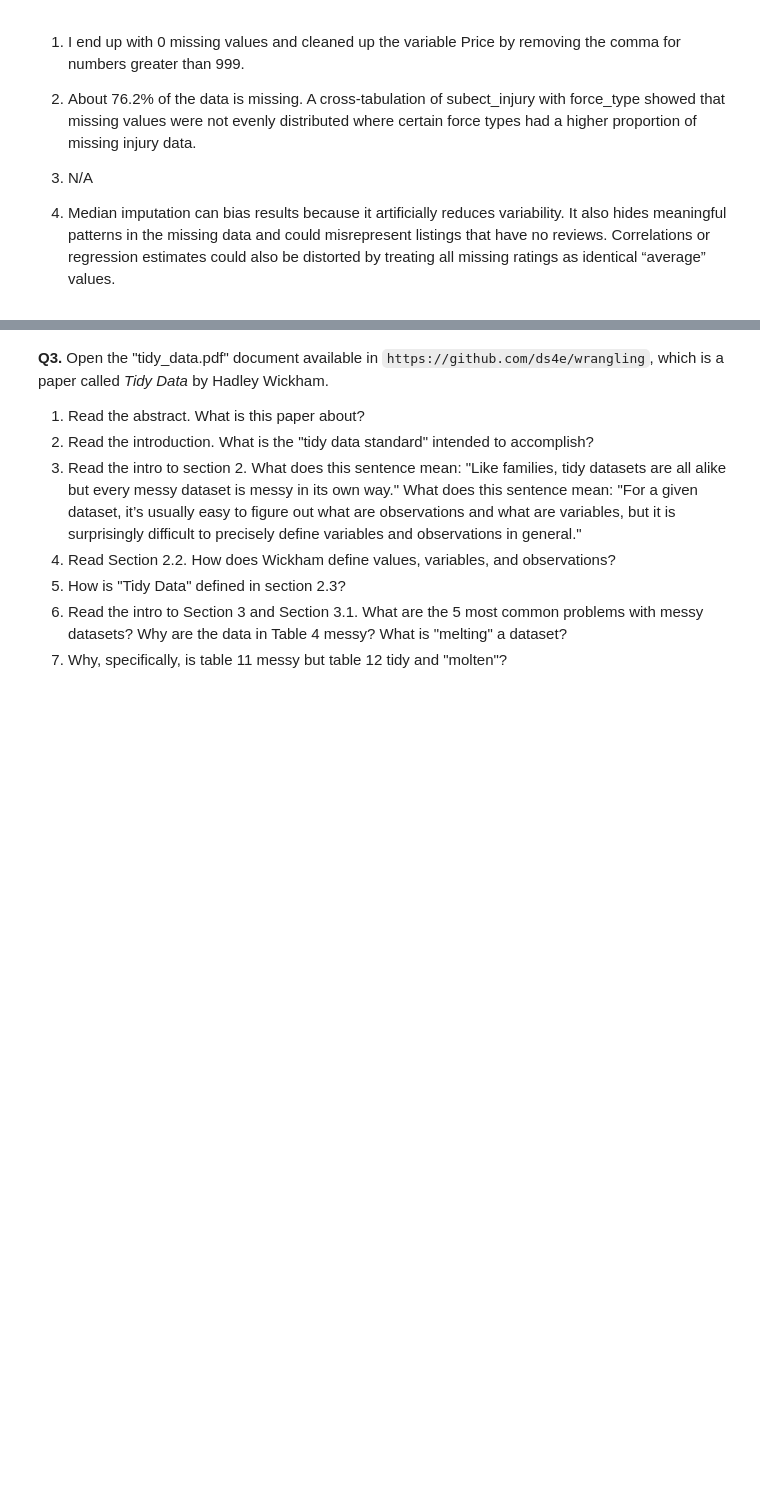
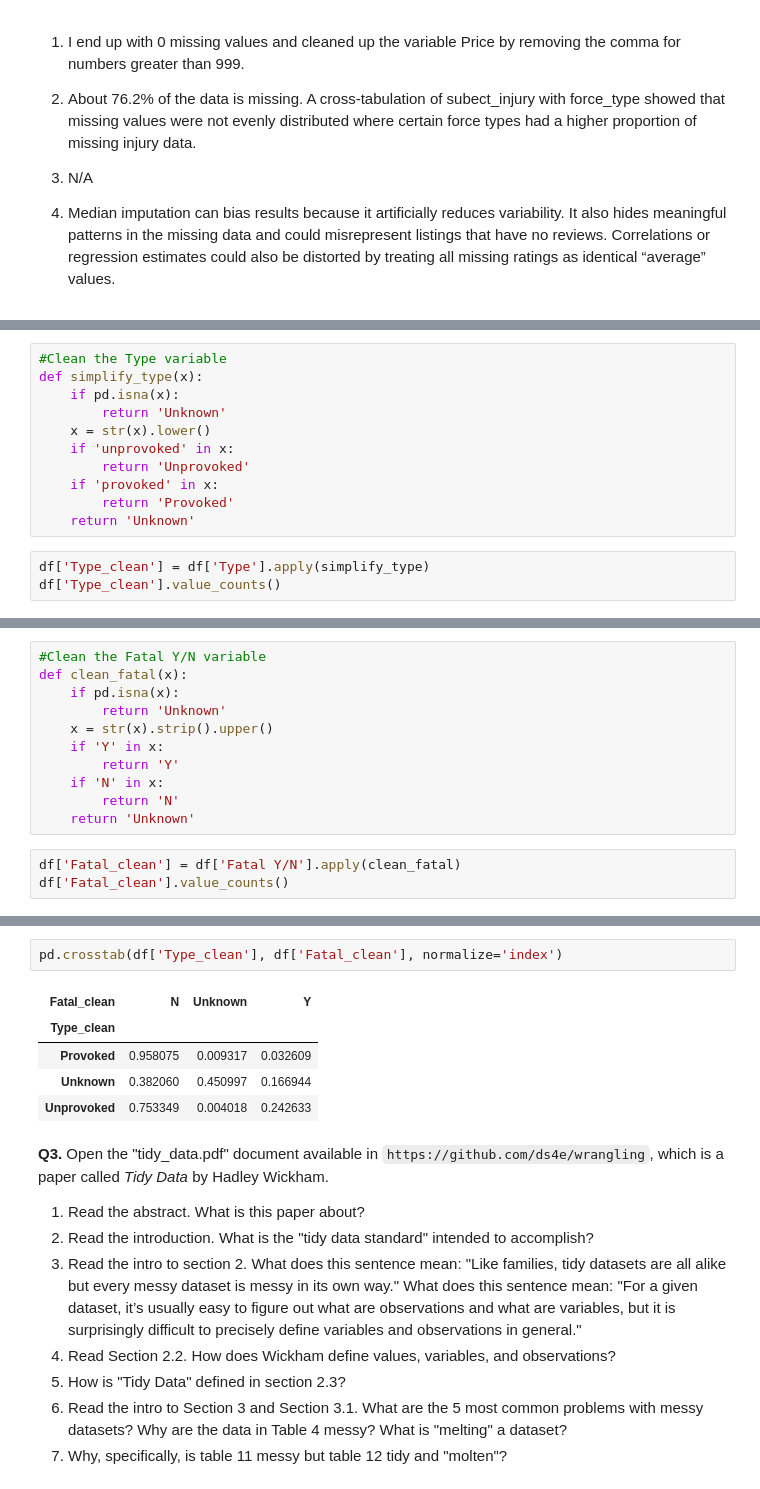
Before and after one commit to haero-lee/undergrad_ml_assignments, a Jupyter notebook: 01_assignment_wrangling_and_eda.ipynb, the cells around one changed output, grey strips where cells are left out. Cells and saved outputs as stored; diff of their text form; blank space fills up the shorter version.

```diff
--- a/01_assignment_wrangling_and_eda.ipynb
+++ b/01_assignment_wrangling_and_eda.ipynb
@@ -130,0 +206,14 @@ Missing values: 8323
+# %%
+#Clean the Type variable
+def simplify_type(x):
+    if pd.isna(x):
+        return 'Unknown'
+    x = str(x).lower()
+    if 'unprovoked' in x:
+        return 'Unprovoked'
+    if 'provoked' in x:
+        return 'Provoked'
+    return 'Unknown'
+# %%
+df['Type_clean'] = df['Type'].apply(simplify_type)
+df['Type_clean'].value_counts()
@@ -130,0 +231,14 @@ Missing values: 8323
+# %%
+#Clean the Fatal Y/N variable
+def clean_fatal(x):
+    if pd.isna(x):
+        return 'Unknown'
+    x = str(x).strip().upper()
+    if 'Y' in x:
+        return 'Y'
+    if 'N' in x:
+        return 'N'
+    return 'Unknown'
+# %%
+df['Fatal_clean'] = df['Fatal Y/N'].apply(clean_fatal)
+df['Fatal_clean'].value_counts()
@@ -131,3 +252,11 @@ Missing values: 8323
+# %%
+pd.crosstab(df['Type_clean'], df['Fatal_clean'], normalize='index')
+# %% [output]
+| Fatal_clean | N | Unknown | Y |
+| Type_clean |  |  |  |
+| Provoked | 0.958075 | 0.009317 | 0.032609 |
+| Unknown | 0.382060 | 0.450997 | 0.166944 |
+| Unprovoked | 0.753349 | 0.004018 | 0.242633 |
 # %% [markdown]
 **Q3.** Open the "tidy_data.pdf" document available in `https://github.com/ds4e/wrangling`, which is a paper called *Tidy Data* by Hadley Wickham.
 
```
Also changed, not shown: parts of 28 cells of this notebook.
